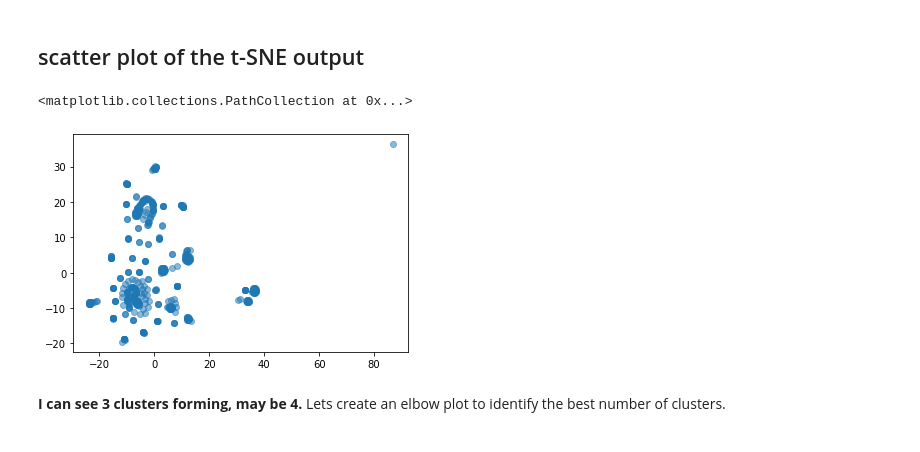
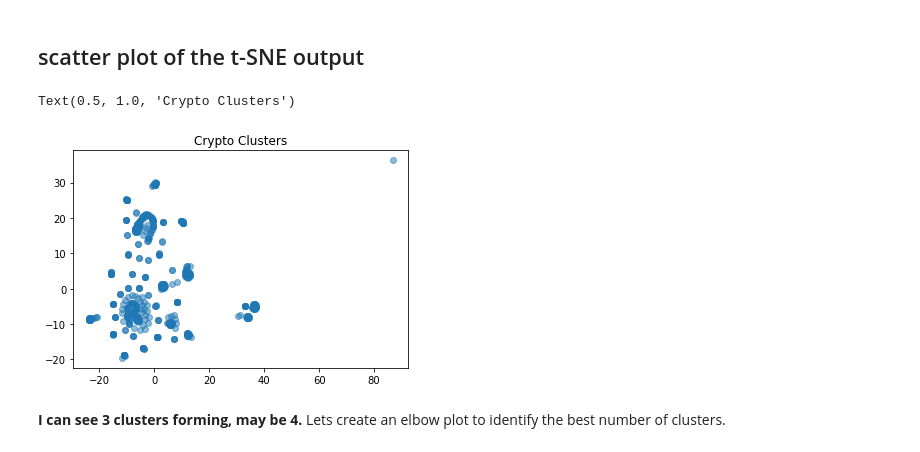
Before and after one commit to V-MalM/Cryptocurrency-Clusters, a Jupyter notebook: Cryptocurrency_Clusters.ipynb, the cells around one changed output. Cells and saved outputs as stored; diff of their text form; code cells hidden in the pictures.

```diff
--- a/Cryptocurrency_Clusters.ipynb
+++ b/Cryptocurrency_Clusters.ipynb
@@ -348,9 +348,10 @@ y = tsne_features[:,1]  #all rows 2nd col
 ## scatter plot of the t-SNE output
 # %%
 plt.scatter(x,y, alpha=0.5)
+plt.title("Crypto Clusters")
 # %% [output]
-<matplotlib.collections.PathCollection at 0x...>
+Text(0.5, 1.0, 'Crypto Clusters')
-[figure, old version]
+[figure, new version]
 # %% [markdown]
 **I can see 3 clusters forming, may be 4.** Lets create an elbow plot to identify the best number of clusters.
 # %% [markdown]
```
Also changed, not shown: 2 other files.
